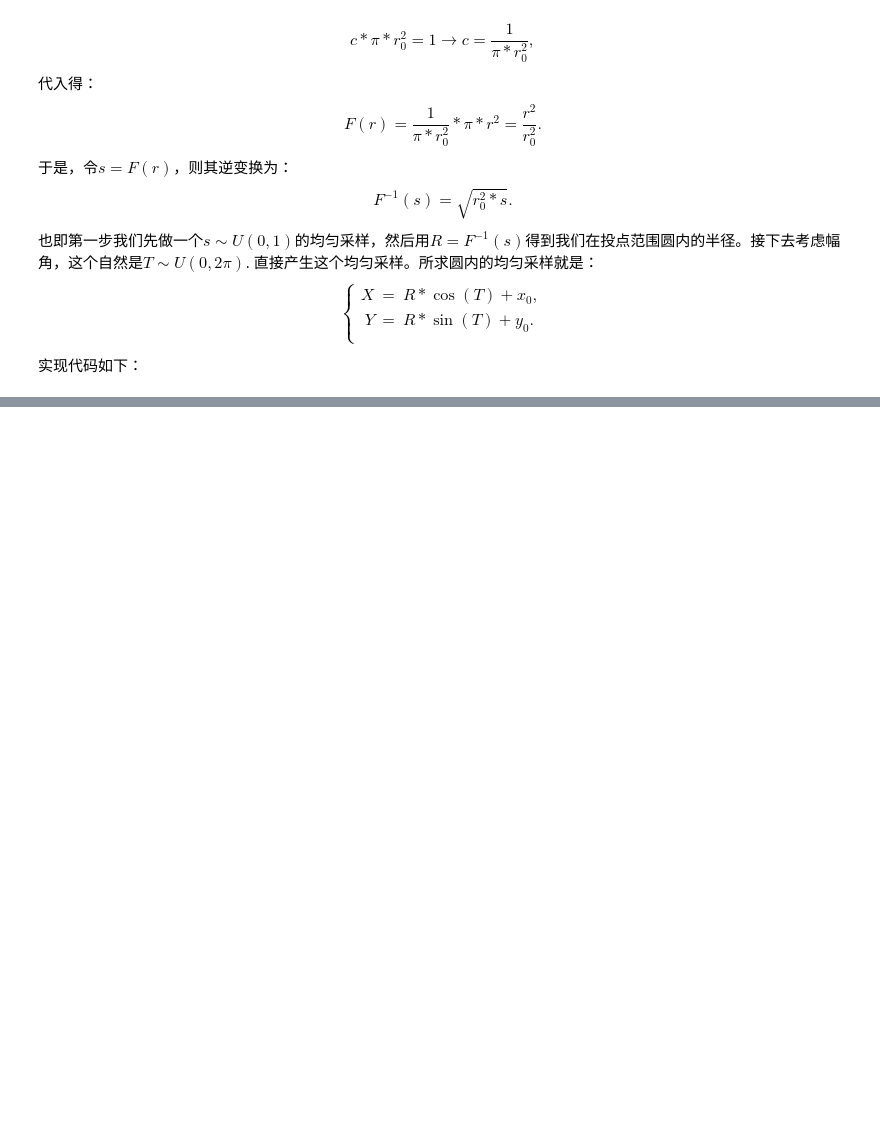
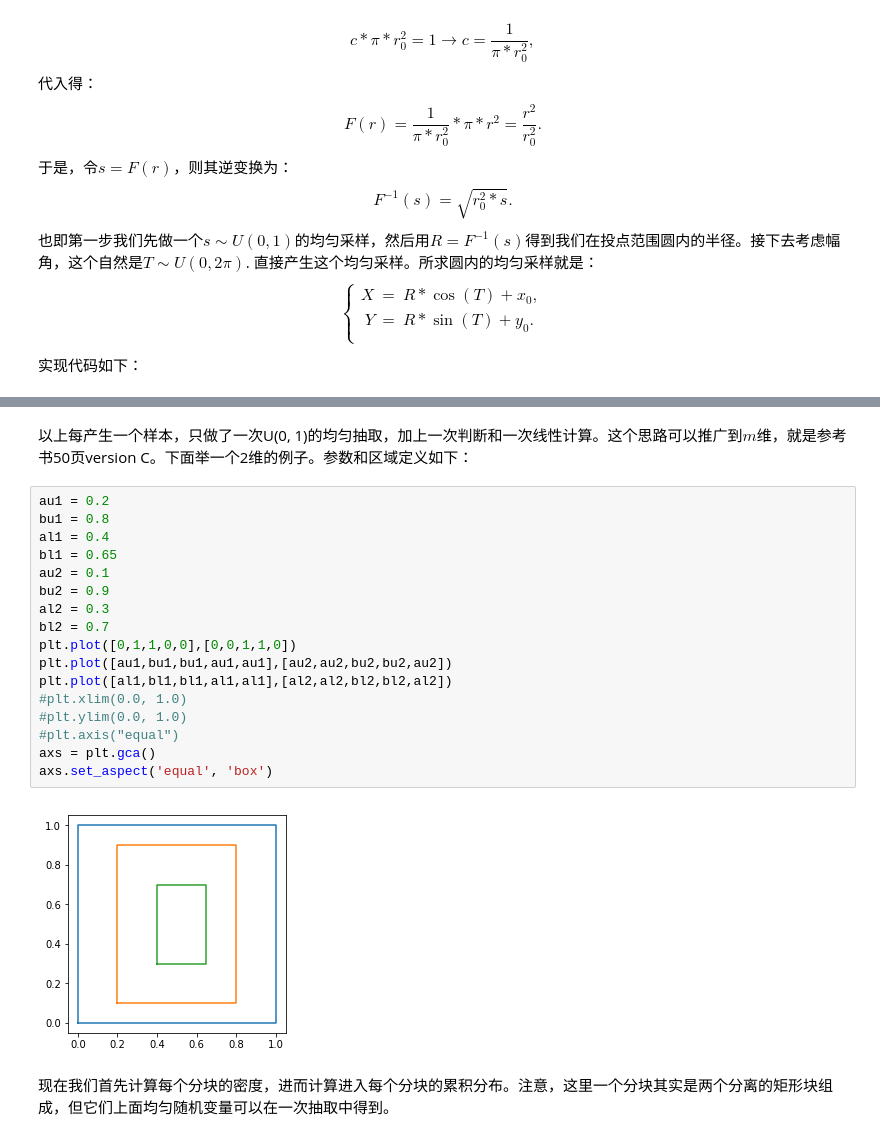
Before and after one commit to ChihaoZhang/CSLN, a Jupyter notebook: src/chap04.ipynb, the cells around one changed output, grey strips where cells are left out. Cells and saved outputs as stored; diff of their text form; blank space fills up the shorter version.

```diff
--- a/src/chap04.ipynb
+++ b/src/chap04.ipynb
@@ -597,0 +701,23 @@ axs.set_aspect('equal', 'box')
+# %% [markdown]
+以上每产生一个样本，只做了一次U(0, 1)的均匀抽取，加上一次判断和一次线性计算。这个思路可以推广到$m$维，就是参考书50页version C。下面举一个2维的例子。参数和区域定义如下：
+# %%
+au1 = 0.2
+bu1 = 0.8
+al1 = 0.4
+bl1 = 0.65
+au2 = 0.1
+bu2 = 0.9
+al2 = 0.3
+bl2 = 0.7
+plt.plot([0,1,1,0,0],[0,0,1,1,0])
+plt.plot([au1,bu1,bu1,au1,au1],[au2,au2,bu2,bu2,au2])
+plt.plot([al1,bl1,bl1,al1,al1],[al2,al2,bl2,bl2,al2])
+#plt.xlim(0.0, 1.0)
+#plt.ylim(0.0, 1.0)
+#plt.axis("equal")
+axs = plt.gca()
+axs.set_aspect('equal', 'box')
+# %% [output]
+[figure, added]
+# %% [markdown]
+现在我们首先计算每个分块的密度，进而计算进入每个分块的累积分布。注意，这里一个分块其实是两个分离的矩形块组成，但它们上面均匀随机变量可以在一次抽取中得到。
```
Also changed, not shown: parts of 48 cells of this notebook, 3 other files.
